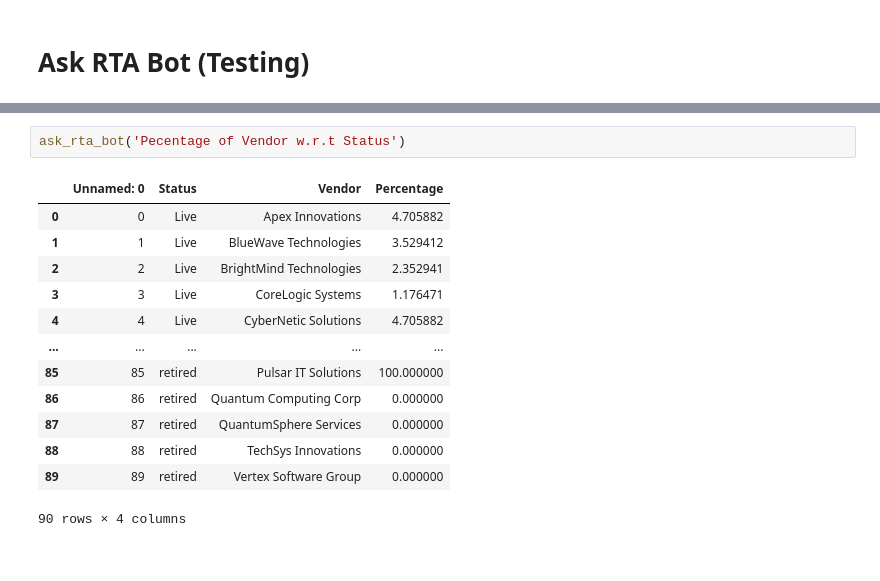
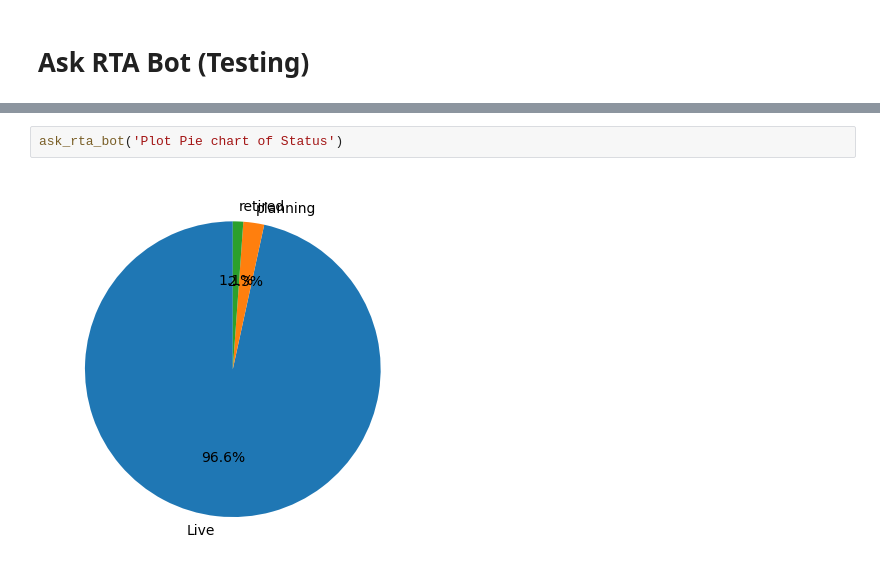
Before and after one commit to syedfaiqueali/Kaggle-Notebooks, a Jupyter notebook: data-cleaning.ipynb, the cells around one changed output, grey strips where cells are left out. Saved outputs shown, nothing was run; the diff lists cells and outputs as text.

```diff
--- a/data-cleaning.ipynb
+++ b/data-cleaning.ipynb
@@ -435,16 +474,4 @@ ask_rta_bot('Check for data quality issues which should include missing values,
-# %%
-ask_rta_bot('Pecentage of Vendor w.r.t Status')
-# %% [output]
-|  | Unnamed: 0 | Status | Vendor | Percentage |
-| 0 | 0 | Live | Apex Innovations | 4.705882 |
-| 1 | 1 | Live | BlueWave Technologies | 3.529412 |
-| 2 | 2 | Live | BrightMind Technologies | 2.352941 |
-| 3 | 3 | Live | CoreLogic Systems | 1.176471 |
-| 4 | 4 | Live | CyberNetic Solutions | 4.705882 |
-| ... | ... | ... | ... | ... |
-| 85 | 85 | retired | Pulsar IT Solutions | 100.000000 |
-| 86 | 86 | retired | Quantum Computing Corp | 0.000000 |
-| 87 | 87 | retired | QuantumSphere Services | 0.000000 |
-| 88 | 88 | retired | TechSys Innovations | 0.000000 |
-| 89 | 89 | retired | Vertex Software Group | 0.000000 |
-90 rows × 4 columns
+# %%
+ask_rta_bot('Plot Pie chart of Status')
+# %% [output]
+[figure, added]
```
Also changed, not shown: parts of 12 cells of this notebook.
